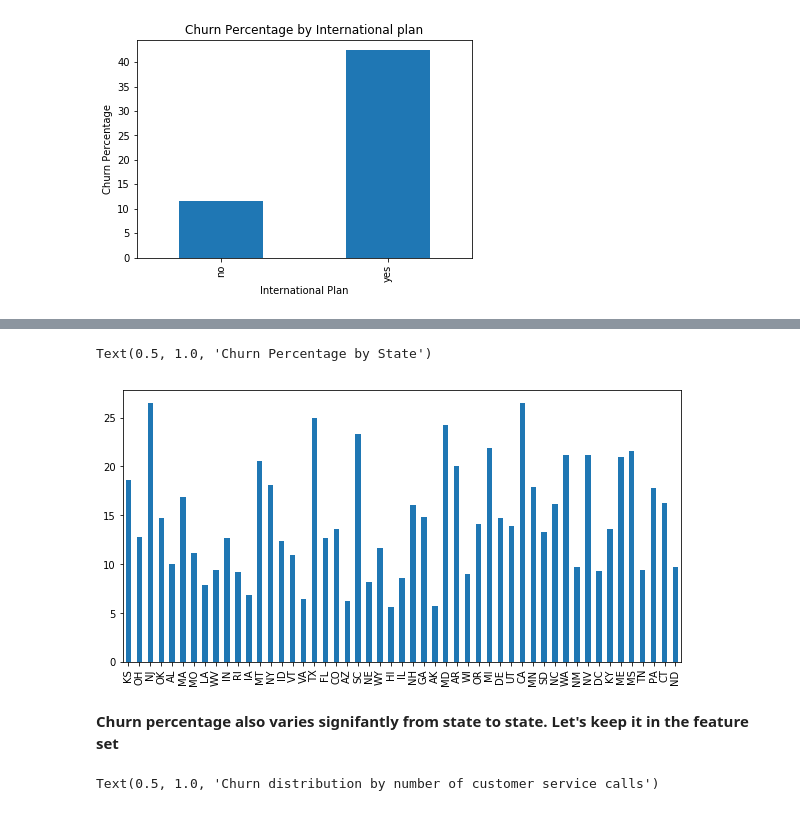
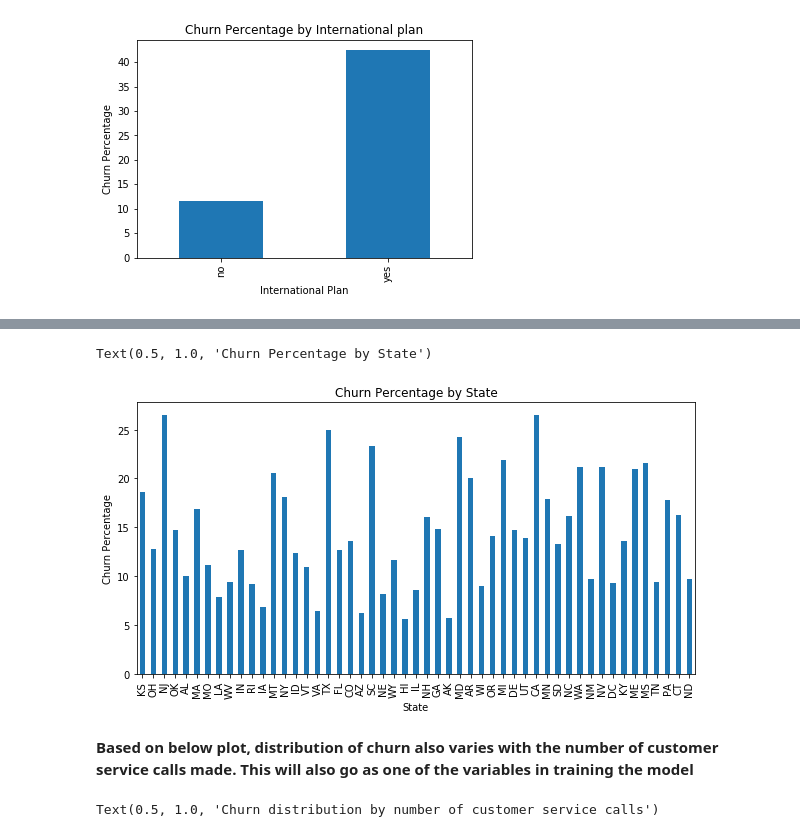
Before and after one commit to vijv/assignment, a Jupyter notebook: modeling.ipynb, the cells around one changed output, grey strips where cells are left out. Cells and saved outputs as stored; diff of their text form; code cells hidden in the pictures.

```diff
--- a/modeling.ipynb
+++ b/modeling.ipynb
@@ -136,15 +141,15 @@ for st in list(df['state'].unique()):
     st_idx.append(st)
 # %%
 s_st = pd.Series(np.array(st_perc), index=st_idx)
-s_st.plot('bar', figsize=(10,5))
+ax = s_st.plot('bar', figsize=(10,5))
 ax.set_xlabel('State')
 ax.set_ylabel('Churn Percentage')
 ax.set_title('Churn Percentage by State')
 # %% [output]
 Text(0.5, 1.0, 'Churn Percentage by State')
-[figure, old version]
+[figure, new version]
-# %% [markdown]
-**Churn percentage also varies signifantly from state to state. Let's keep it in the feature set**
+# %% [markdown]
+**Based on below plot, distribution of churn also varies with the number of customer service calls made. This will also go as one of the variables in training the model**
 # %%
 ax = df.groupby(['customer service calls', 'churn']).size().unstack().plot(kind='bar', stacked=True)
 ax.set_ylabel('Count frequency')
```
Also changed, not shown: parts of 69 cells of this notebook.
